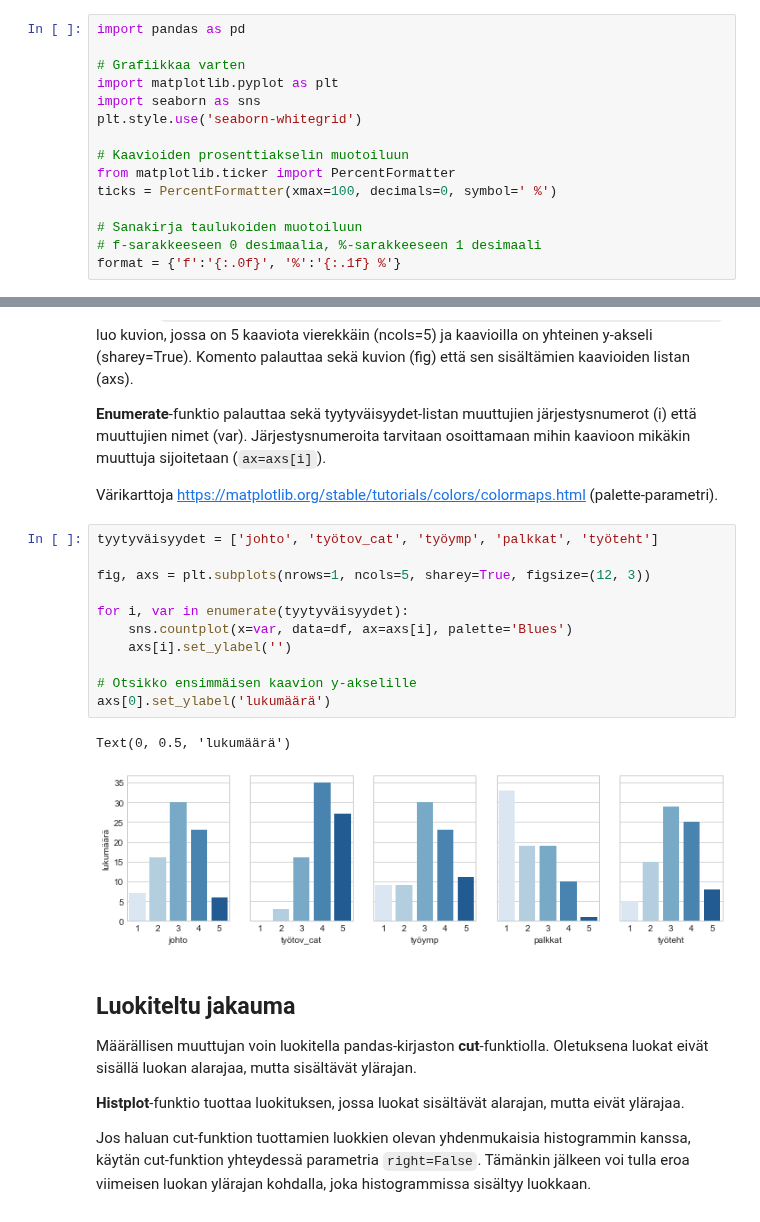
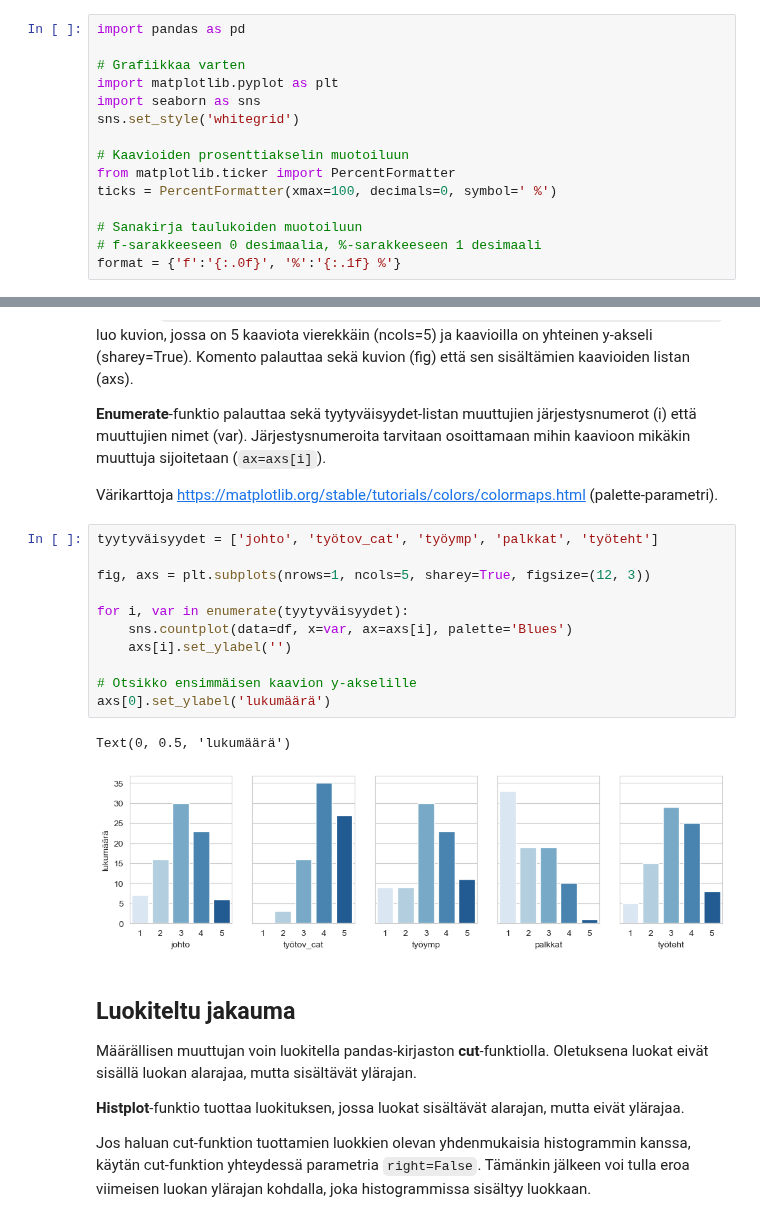
Before and after one commit to taanila/kuvaileva, a Jupyter notebook: kuvaileva.ipynb, the cells around one changed output, grey strips where cells are left out. Drawn from its saved outputs; the diff is of its cells as text.

```diff
--- a/kuvaileva.ipynb
+++ b/kuvaileva.ipynb
@@ -37,7 +37,7 @@ import pandas as pd
 # Grafiikkaa varten
 import matplotlib.pyplot as plt
 import seaborn as sns
-plt.style.use('seaborn-whitegrid')
+sns.set_style('whitegrid')
 
 # Kaavioiden prosenttiakselin muotoiluun
 from matplotlib.ticker import PercentFormatter
@@ -195,17 +195,17 @@ Värikarttoja https://matplotlib.org/stable/tutorials/colors/colormaps.html (pal
 # %%
 tyytyväisyydet = ['johto', 'työtov_cat', 'työymp', 'palkkat', 'työteht']
 
 fig, axs = plt.subplots(nrows=1, ncols=5, sharey=True, figsize=(12, 3))
 
 for i, var in enumerate(tyytyväisyydet):
-    sns.countplot(x=var, data=df, ax=axs[i], palette='Blues')
+    sns.countplot(data=df, x=var, ax=axs[i], palette='Blues')
     axs[i].set_ylabel('')
 
 # Otsikko ensimmäisen kaavion y-akselille
 axs[0].set_ylabel('lukumäärä')
 # %% [output]
 Text(0, 0.5, 'lukumäärä')
-[figure, old version]
+[figure, new version]
 # %% [markdown]
 ## Luokiteltu jakauma
 
```
Also changed, not shown: parts of 11 cells of this notebook.
